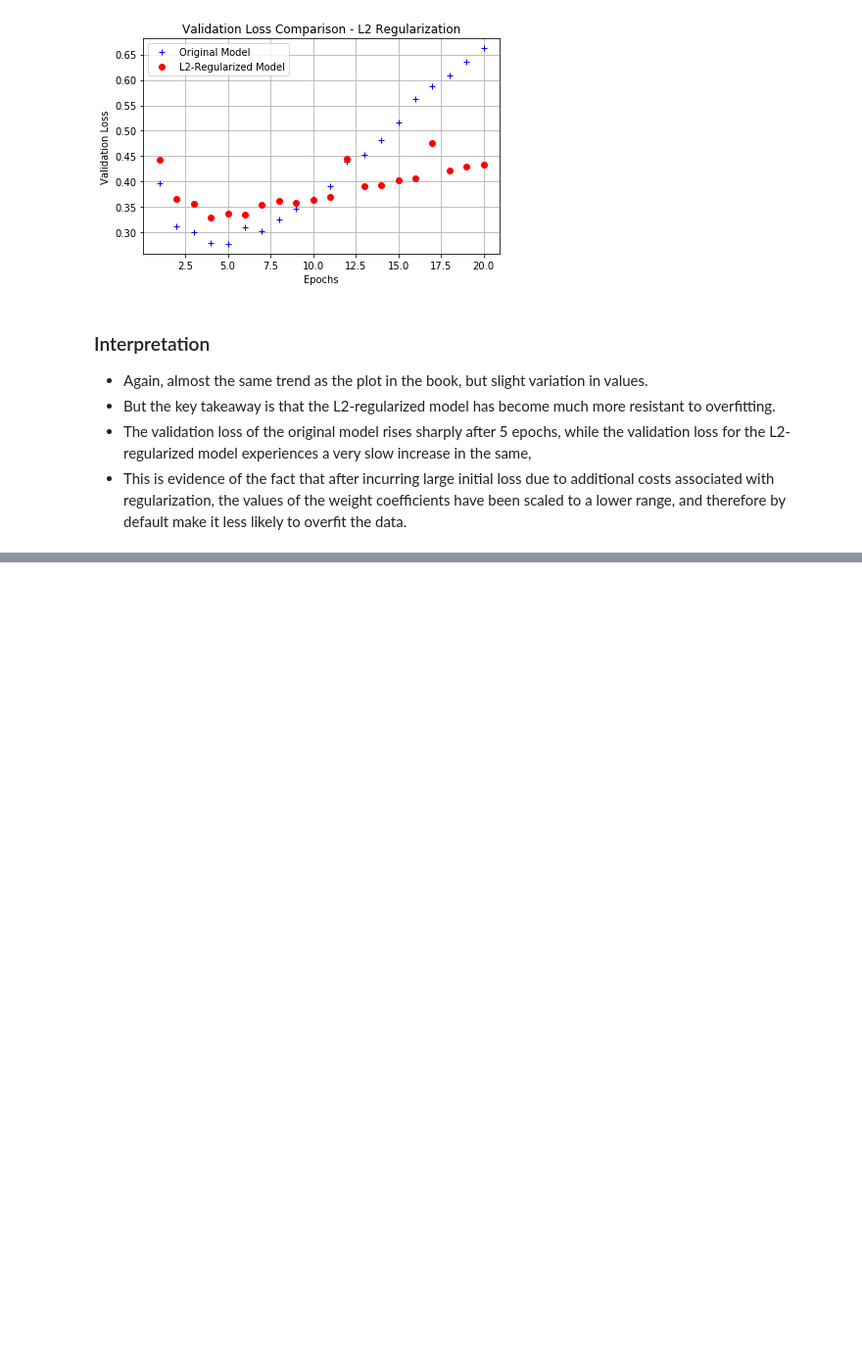
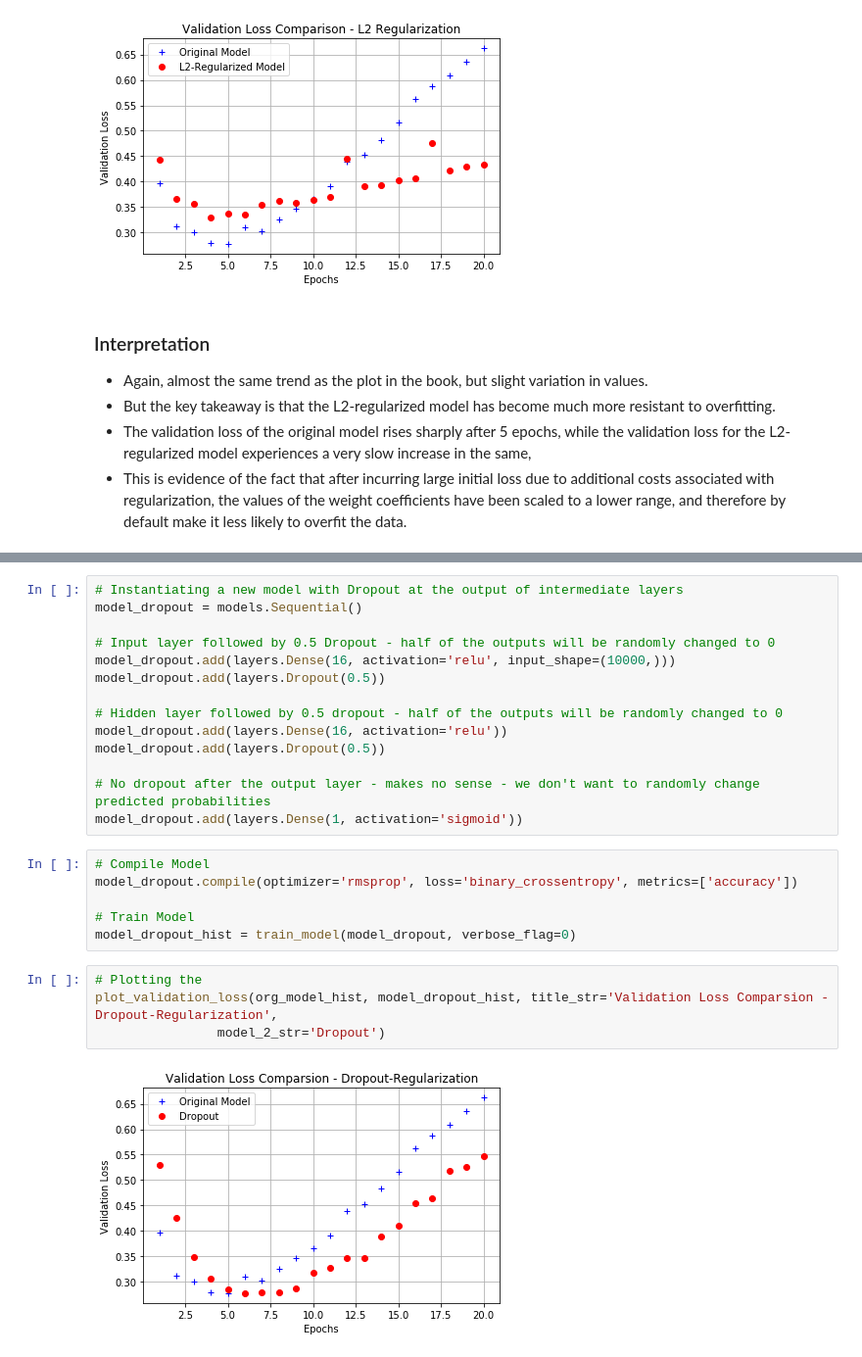
Before and after one commit to SMS-NED16/FYP-DL, a Jupyter notebook: Dl-Python-Book/chapter_4/4_1_Regularization_Repeat.ipynb, the cells around one changed output, grey strips where cells are left out. Shown at 98% size. Saved outputs shown, nothing was run; the diff lists cells and outputs as text; blank space fills up the shorter version.

Commit message:
Add Dropout model and visualization.

```diff
--- a/Dl-Python-Book/chapter_4/4_1_Regularization_Repeat.ipynb
+++ b/Dl-Python-Book/chapter_4/4_1_Regularization_Repeat.ipynb
@@ -200,0 +208,26 @@ plt.title('Validation Loss Comparison - L2 Regularization'); plt.tight_layout();
+# %%
+# Instantiating a new model with Dropout at the output of intermediate layers
+model_dropout = models.Sequential()
+
+# Input layer followed by 0.5 Dropout - half of the outputs will be randomly changed to 0
+model_dropout.add(layers.Dense(16, activation='relu', input_shape=(10000,)))
+model_dropout.add(layers.Dropout(0.5))
+
+# Hidden layer followed by 0.5 dropout - half of the outputs will be randomly changed to 0
+model_dropout.add(layers.Dense(16, activation='relu'))
+model_dropout.add(layers.Dropout(0.5))
+
+# No dropout after the output layer - makes no sense - we don't want to randomly change predicted probabilities
+model_dropout.add(layers.Dense(1, activation='sigmoid'))
+# %%
+# Compile Model
+model_dropout.compile(optimizer='rmsprop', loss='binary_crossentropy', metrics=['accuracy'])
+
+# Train Model
+model_dropout_hist = train_model(model_dropout, verbose_flag=0)
+# %%
+# Plotting the
+plot_validation_loss(org_model_hist, model_dropout_hist, title_str='Validation Loss Comparsion - Dropout-Regularization',
+                model_2_str='Dropout')
+# %% [output]
+[figure, added]
```
Also changed, not shown: parts of 2 cells of this notebook, 1 other file.
